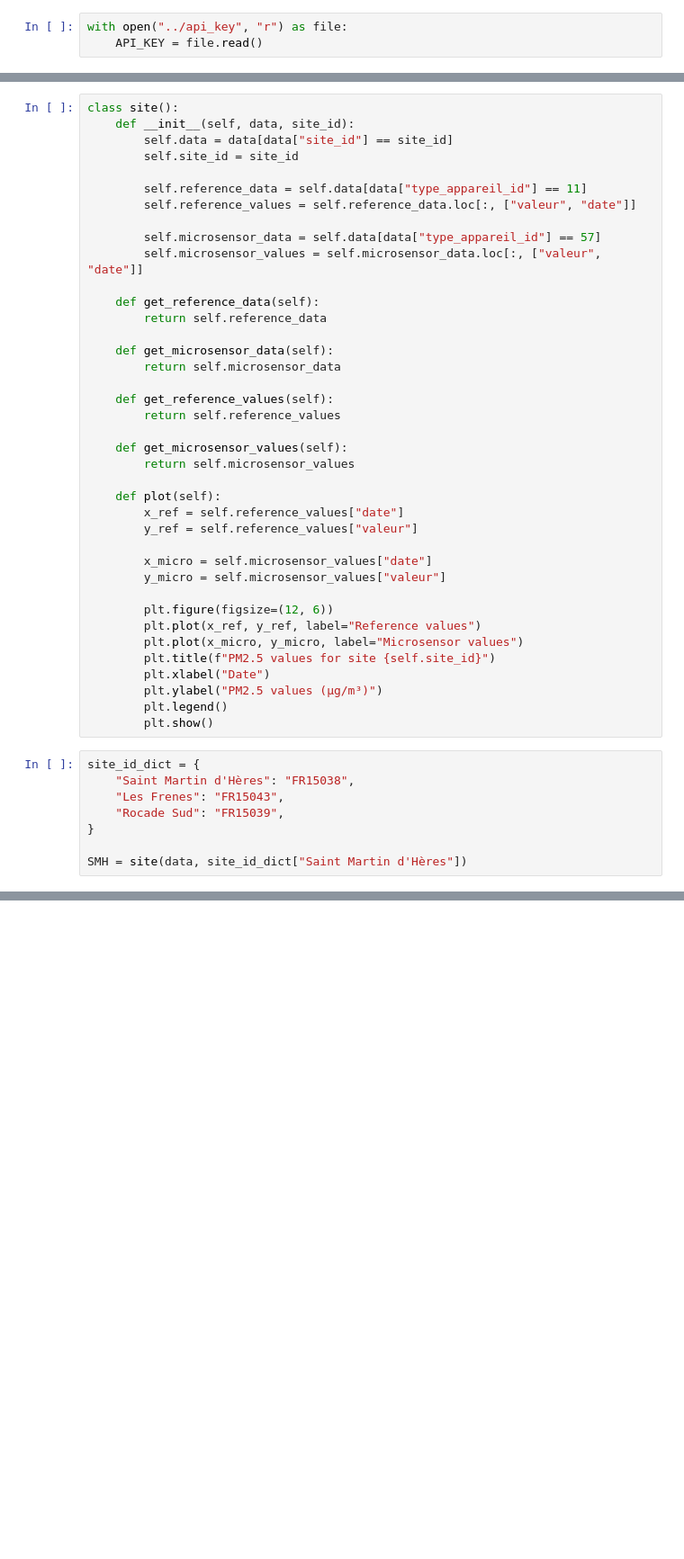
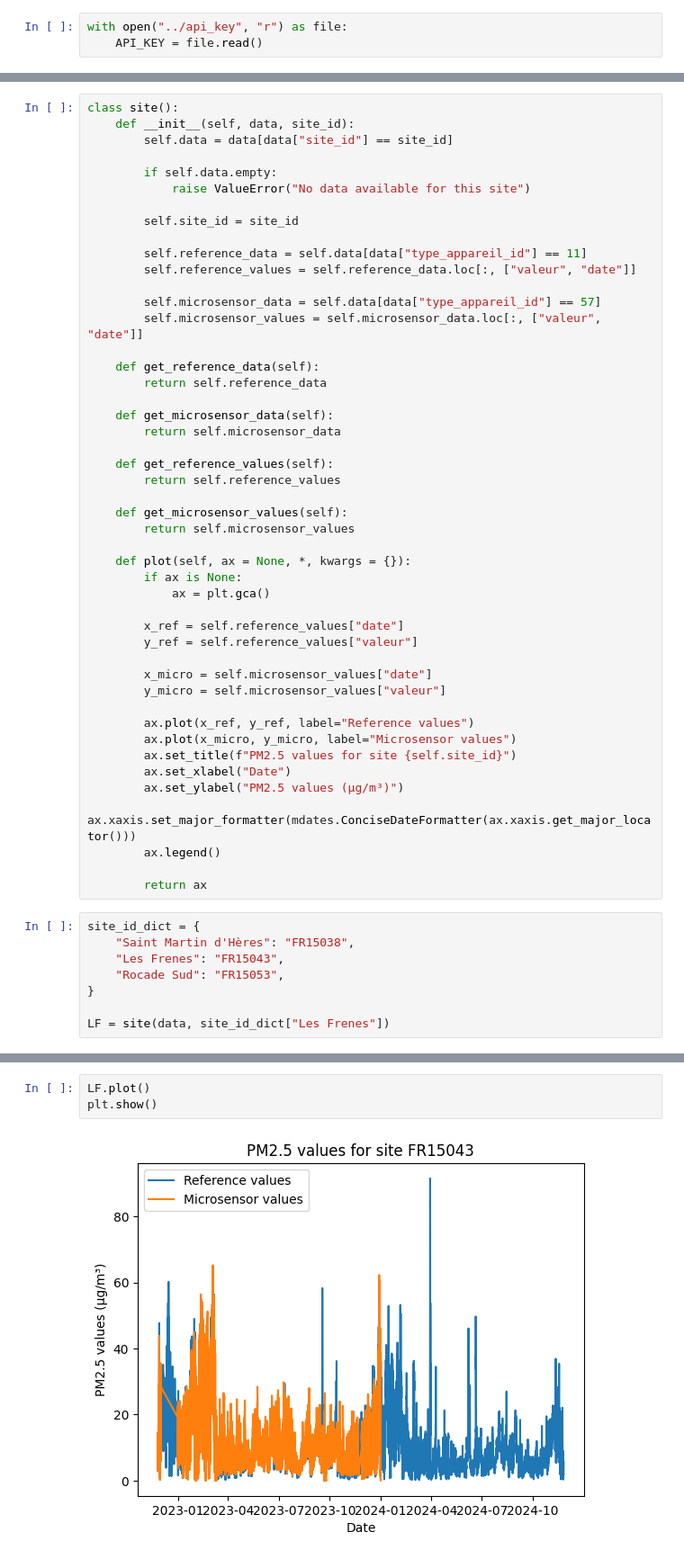
Before and after one commit to jExbrayat/atmo_challenge, a Jupyter notebook: notebooks/exploratory_analysis.ipynb, the cells around one changed output, grey strips where cells are left out. Shown: that part at 90% size. Cells and saved outputs as stored; diff of their text form; blank space fills up the shorter version.

Commit message:
fix: site class plot correction

```diff
--- a/notebooks/exploratory_analysis.ipynb
+++ b/notebooks/exploratory_analysis.ipynb
@@ -55,6 +54,10 @@ data
 class site():
     def __init__(self, data, site_id):
         self.data = data[data["site_id"] == site_id]
+
+        if self.data.empty:
+            raise ValueError("No data available for this site")
+
         self.site_id = site_id
 
         self.reference_data = self.data[data["type_appareil_id"] == 11]
@@ -75,26 +78,30 @@ class site():
     def get_microsensor_values(self):
         return self.microsensor_values
 
-    def plot(self):
+    def plot(self, ax = None, *, kwargs = {}):
+        if ax is None:
+            ax = plt.gca()
+
         x_ref = self.reference_values["date"]
         y_ref = self.reference_values["valeur"]
 
         x_micro = self.microsensor_values["date"]
         y_micro = self.microsensor_values["valeur"]
 
-        plt.figure(figsize=(12, 6))
-        plt.plot(x_ref, y_ref, label="Reference values")
-        plt.plot(x_micro, y_micro, label="Microsensor values")
-        plt.title(f"PM2.5 values for site {self.site_id}")
-        plt.xlabel("Date")
-        plt.ylabel("PM2.5 values (µg/m³)")
-        plt.legend()
-        plt.show()
+        ax.plot(x_ref, y_ref, label="Reference values")
+        ax.plot(x_micro, y_micro, label="Microsensor values")
+        ax.set_title(f"PM2.5 values for site {self.site_id}")
+        ax.set_xlabel("Date")
+        ax.set_ylabel("PM2.5 values (µg/m³)")
+        ax.xaxis.set_major_formatter(mdates.ConciseDateFormatter(ax.xaxis.get_major_locator()))
+        ax.legend()
+
+        return ax
 # %%
 site_id_dict = {
     "Saint Martin d'Hères": "FR15038",
     "Les Frenes": "FR15043",
-    "Rocade Sud": "FR15039",
+    "Rocade Sud": "FR15053",
 }
 
-SMH = site(data, site_id_dict["Saint Martin d'Hères"])
+LF = site(data, site_id_dict["Les Frenes"])
@@ -120,0 +108,5 @@ SMH.plot()
+# %%
+LF.plot()
+plt.show()
+# %% [output]
+[figure, added]
```
Also changed, not shown: parts of 6 cells of this notebook.
